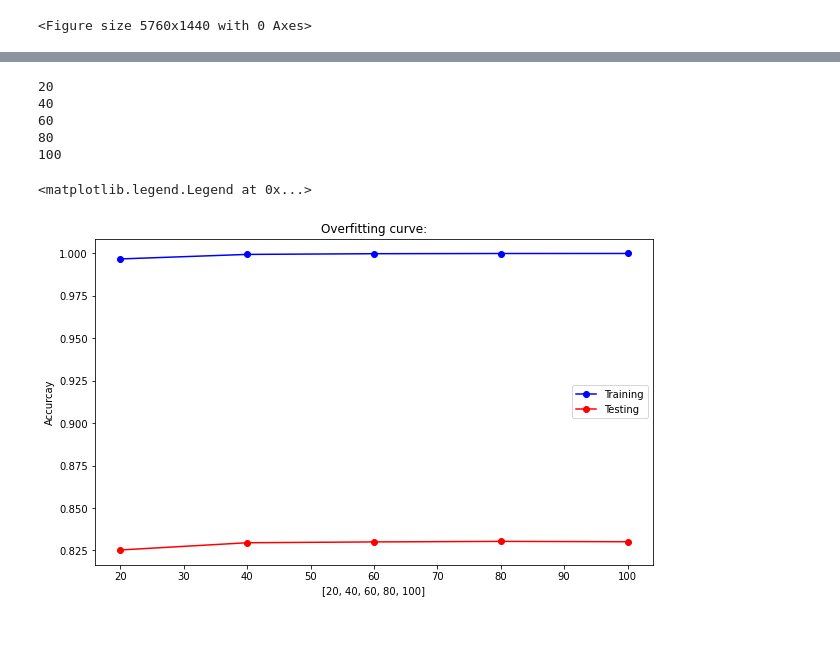
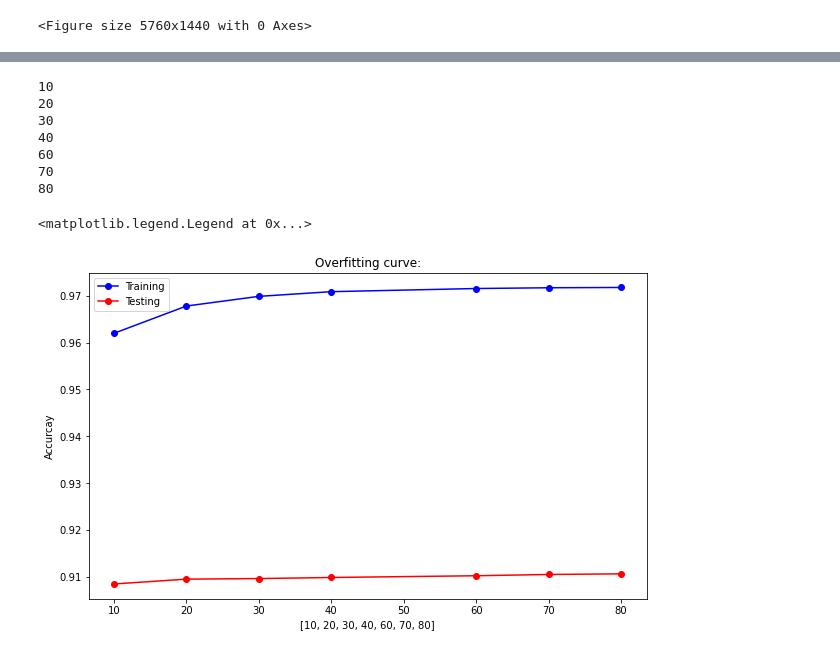
Before and after one commit to jane-z-zou/Arrival-Probability, a Jupyter notebook: random_forest.ipynb, the cells around one changed output, grey strips where cells are left out. Cells and saved outputs as stored; diff of their text form; code cells hidden in the pictures.

```diff
--- a/random_forest.ipynb
+++ b/random_forest.ipynb
@@ -26,0 +44,3 @@ df.shape
+# %%
+feature_list = list(df.iloc[:, 0:38].select_dtypes(include="float64"))
+feature_list
@@ -26,0 +65,3 @@ df.shape
+# %%
+y = df.loc[:,"arr_ind_3"]
+X = df.loc[:,feature_list]
@@ -50,9 +106,9 @@ labels #1,20,30,40
  'arr_ind_29',
  'arr_ind_30']
 # %%
-y = df['arr_ind_20'] #repeat for every label
+#y = df['arr_ind_20'] #repeat for every label
 # %%
-X = df.drop(labels, axis = 1)
+#X = df.drop(labels, axis = 1)
 # %%
 from sklearn.preprocessing import LabelBinarizer
 #drop it from the df
@@ -187,26 +246,28 @@ def test_params(param):
     model = RandomForestClassifier(criterion='entropy', n_estimators=param).fit(X_train, y_train)
     return model.score(X_train, y_train), model.score(X_test, y_test)
 # %%
-params = [20, 40, 60, 80, 100]
+params = [10, 20, 30, 40, 60, 70, 80]
 train_accs = []
 test_accs = []
 for param in params:
     print(param)
     train_acc, test_acc = test_params(param)
     train_accs.append(train_acc)
     test_accs.append(test_acc)
 plt.figure(figsize=(10,6))
 plt.title('Overfitting curve:')
 plt.plot(params, train_accs, 'b-o')
 plt.plot(params, test_accs, 'r-o')
 plt.xlabel(params)
 plt.ylabel('Accurcay')
 plt.legend(['Training', 'Testing'])
 # %% [output]
+10
 20
+30
 40
 60
+70
 80
-100
 <matplotlib.legend.Legend at 0x...>
-[figure, old version]
+[figure, new version]
```
Also changed, not shown: parts of 23 cells of this notebook.
